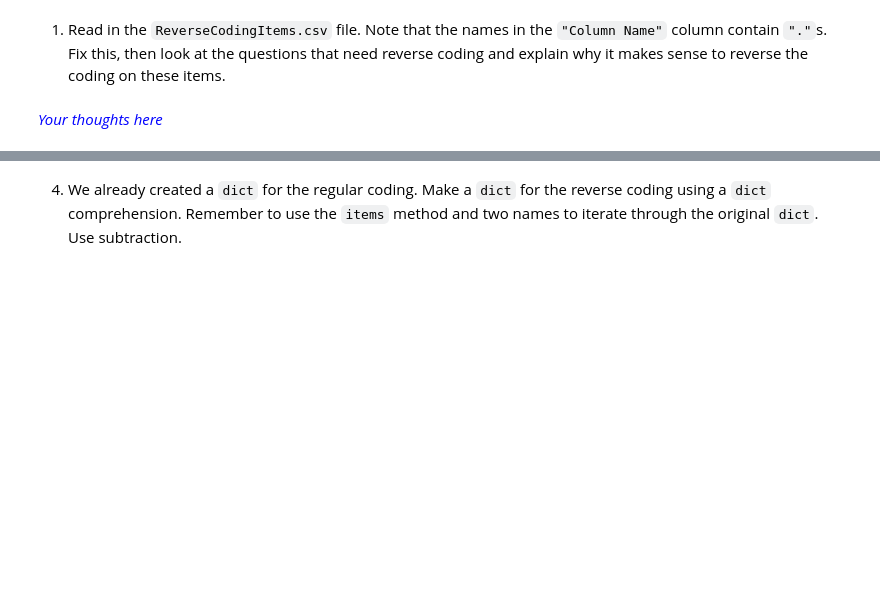
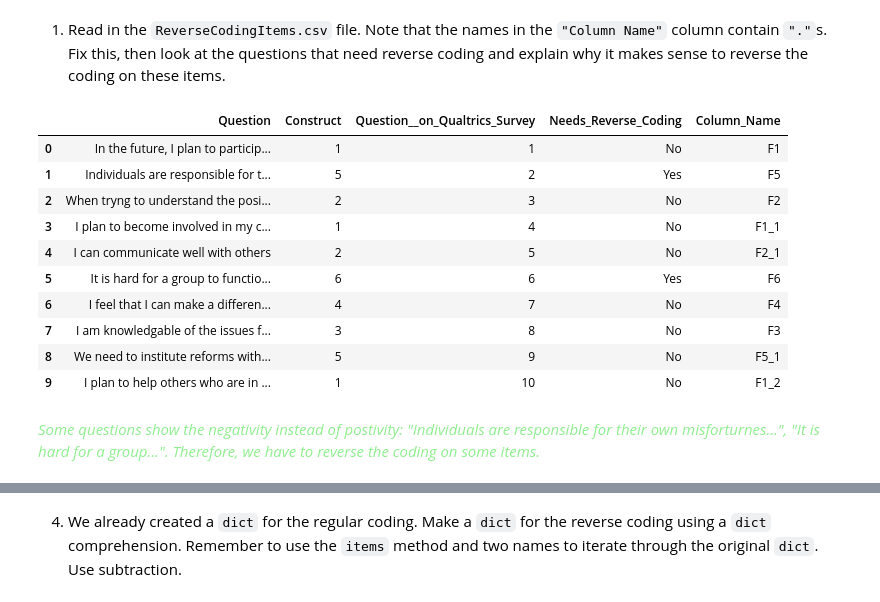
Before and after one commit to dustinvk03/act3_2_recoding_and_aggregating_survey_data, a Jupyter notebook: act3_2_recoding_survey_data.ipynb, the cells around one changed output, grey strips where cells are left out. Drawn from its saved outputs; the diff is of its cells as text; code cells hidden in the pictures; blank space fills up the shorter version.

```diff
--- a/act3_2_recoding_survey_data.ipynb
+++ b/act3_2_recoding_survey_data.ipynb
@@ -311,5 +309,3 @@ coding are available in the file **ReverseCodingItems.csv**.
 **Note.** I have prototyped this process in JMP and have provided screenshots of the resulting tables as a guide.
 # %% [markdown]
 1.  Read in the `ReverseCodingItems.csv` file.  Note that the names in the `"Column Name"` column contain `"."`s.  Fix this, then look at the questions that need reverse coding and explain why it makes sense to reverse the coding on these items.
-# %% [markdown]
-<font color="blue"> *Your thoughts here* </font>
@@ -316,3 +314,20 @@ coding are available in the file **ReverseCodingItems.csv**.
+# %%
+reverse_coding = pd.read_csv('./data/ReverseCodingItems.csv') >> fix_names() >> mutate(Column_Name = X.Column_Name.str.replace('.', '_', regex = True))
+reverse_coding.head(10)
+# %% [output]
+|  | Question | Construct | Question__on_Qualtrics_Survey | Needs_Reverse_Coding | Column_Name |
+| 0 | In the future, I plan to particip... | 1 | 1 | No | F1 |
+| 1 | Individuals are responsible for t... | 5 | 2 | Yes | F5 |
+| 2 | When tryng to understand the posi... | 2 | 3 | No | F2 |
+| 3 | I plan to become involved in my c... | 1 | 4 | No | F1_1 |
+| 4 | I can communicate well with others | 2 | 5 | No | F2_1 |
+| 5 | It is hard for a group to functio... | 6 | 6 | Yes | F6 |
+| 6 | I feel that I can make a differen... | 4 | 7 | No | F4 |
+| 7 | I am knowledgable of the issues f... | 3 | 8 | No | F3 |
+| 8 | We need to institute reforms with... | 5 | 9 | No | F5_1 |
+| 9 | I plan to help others who are in ... | 1 | 10 | No | F1_2 |
+# %% [markdown]
+<font color="lightgreen"> *Some questions show the negativity instead of postivity: "Individuals are responsible for their own misforturnes...", "It is hard for a group...". Therefore, we have to reverse the coding on some items.* </font>
 # %% [markdown]
 2. Next, you will perform the data preparation by completing each of
     the tasks listed below.  First, *Stack* the response columns.
```
Also changed, not shown: parts of 19 cells of this notebook, 3 other files.
